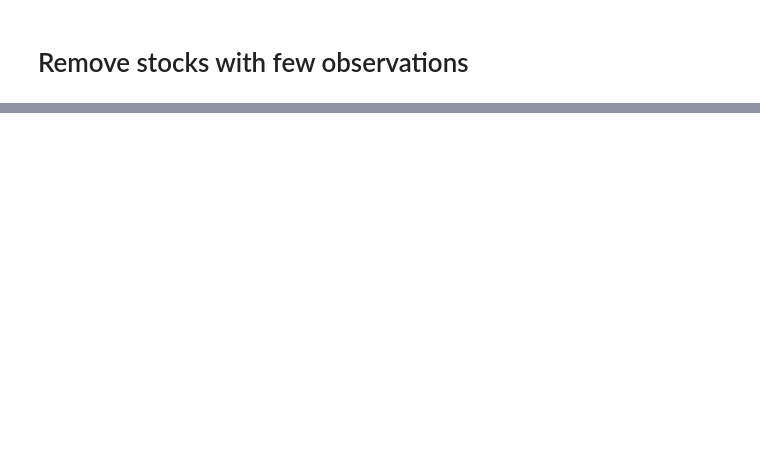
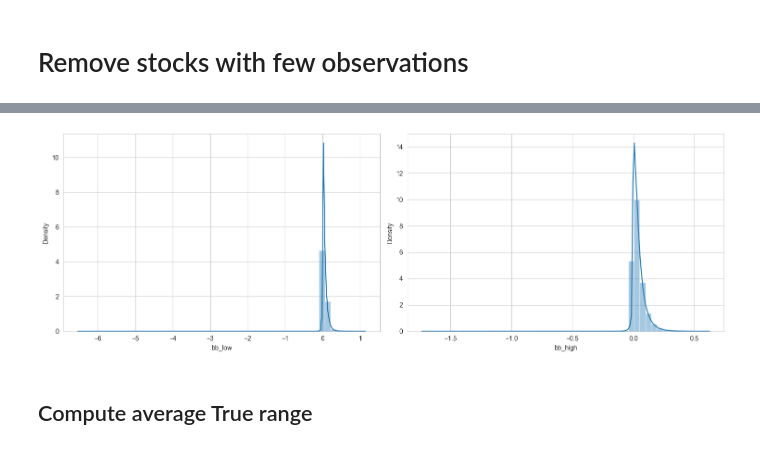
Before and after one commit to martinpasche/AlgoTrading, a Jupyter notebook: strategy-testing/Linear_Models/03_preparing_the_model_data.ipynb, the cells around one changed output, grey strips where cells are left out. Cells and saved outputs as stored; diff of their text form; code cells hidden in the pictures; blank space fills up the shorter version.

```diff
--- a/strategy-testing/Linear_Models/03_preparing_the_model_data.ipynb
+++ b/strategy-testing/Linear_Models/03_preparing_the_model_data.ipynb
@@ -50,0 +223,47 @@ prices = prices.loc[idx[keep, :], :]
+# %%
+def compute_bb(x, window=20):
+    high, mid, low = BBANDS(
+        x.values,
+        timeperiod=window
+    )
+    return pd.DataFrame(
+        {
+            "bb_high": high,
+            "bb_low": low
+        },
+        index=x.index
+    )
+# %%
+def compute_bb(x, window=20):
+    high, mid, low = BBANDS(
+        x.values,
+        timeperiod=window
+    )
+    return pd.DataFrame(
+        {
+            "bb_high": high,
+            "bb_low": low
+        },
+        index=x.index
+    )
+
+bb = (
+    prices
+    .groupby(level="Ticker")["Close"]
+    .apply(compute_bb)
+    .reset_index(level=0, drop=True)
+)
+# %%
+prices = prices.join(bb)
+# %%
+prices['bb_high'] = prices.bb_high.sub(prices.Close).div(prices.bb_high).apply(np.log1p)
+prices['bb_low'] = prices.Close.sub(prices.bb_low).div(prices.Close).apply(np.log1p)
+# %%
+fig, axes = plt.subplots(ncols=2, figsize=(15, 5))
+sns.distplot(prices.loc[prices.peso_vol_rank<100, 'bb_low'].dropna(), ax=axes[0])
+sns.distplot(prices.loc[prices.peso_vol_rank<100, 'bb_high'].dropna(), ax=axes[1])
+plt.tight_layout();
+# %% [output]
+[figure, added]
+# %% [markdown]
+## Compute average True range
```
Also changed, not shown: parts of 65 cells of this notebook, 2 other files.
